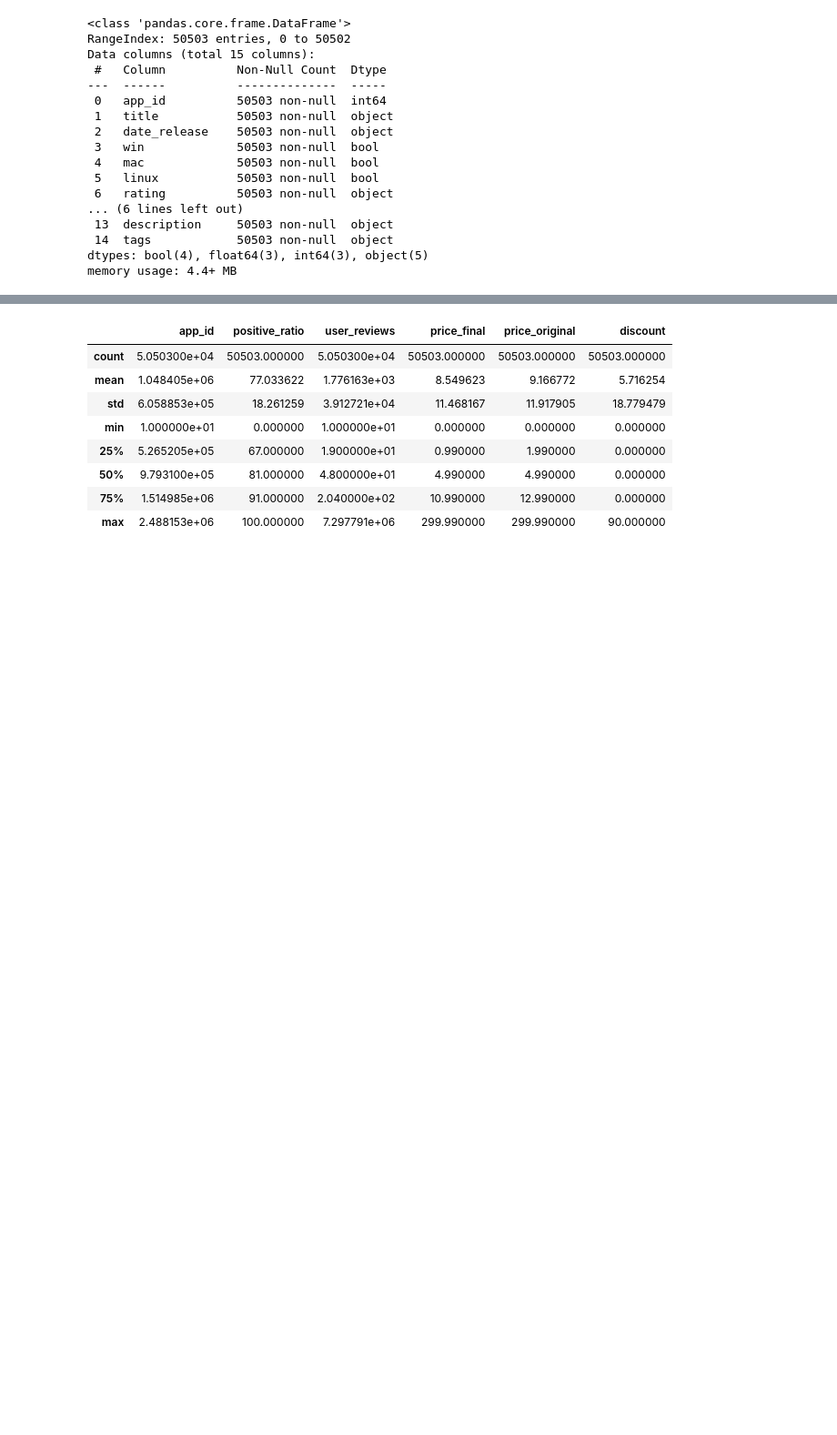
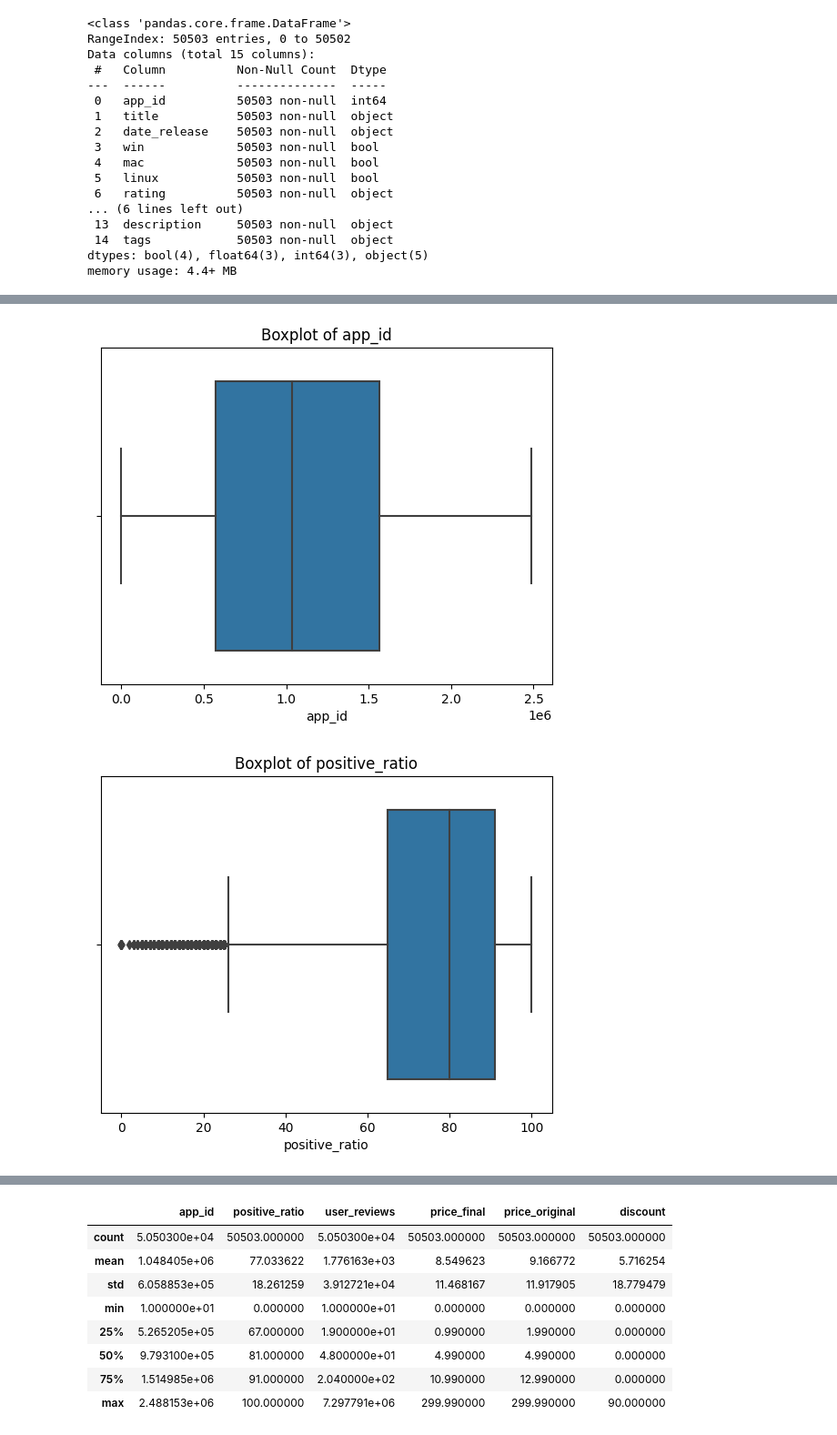
Before and after one commit to kaka5050/MBAN-6110, a Jupyter notebook: Project/sc.ipynb, the cells around one changed output, grey strips where cells are left out. Shown: that part at 91% size. Drawn from its saved outputs; the diff is of its cells as text; code cells hidden in the pictures; blank space fills up the shorter version.

```diff
--- a/Project/sc.ipynb
+++ b/Project/sc.ipynb
@@ -14,5 +14,5 @@ df = pd.read_csv(r"C:\Users\Oscar_On\Downloads\games.csv")
 # %%
-meta = pd.read_json(r"C:\Users\Oscar_On\Downloads\games_metadata.json", lines=True)
+meta = pd.read_json(r"C:\Users\oscar\Documents\games_metadata.json", lines=True)
 # %%
 df.info()
 # %% [output]
@@ -111,0 +128,18 @@ memory usage: 4.4+ MB
+# %%
+df_t1 = df
+
+df_t2 = df
+# %%
+# Step 1: Calculate the first quartile (Q1) and third quartile (Q3) of the column
+Q1 = df_t1['user_reviews'].quantile(0.25)
+Q3 = df_t1['user_reviews'].quantile(0.75)
+
+# Step 2: Calculate the Interquartile Range (IQR)
+IQR = Q3 - Q1
+
+# Step 3: Define the outlier thresholds (1.5 times the IQR)
+lower_threshold = Q1 - 1.5 * IQR
+upper_threshold = Q3 + 1.5 * IQR
+
+# Step 4: Filter the DataFrame to keep only the rows within the defined thresholds
+df_t1 = df_t1[(df_t1['user_reviews'] >= lower_threshold) & (df_t1['user_reviews'] <= upper_threshold)]
@@ -111,0 +158,21 @@ memory usage: 4.4+ MB
+# %%
+df_t1 = df_t1.drop(df_t1[df_t1['price_final'] > 50].index)
+
+df_t1 = df_t1.drop(df_t1[df_t1['price_original'] > 50].index)
+
+
+df_t2 = df_t2.drop(df_t2[df_t2['price_final'] > 50].index)
+
+df_t2 = df_t2.drop(df_t2[df_t2['price_original'] > 50].index)
+# %%
+numerical_columns = df_t1.select_dtypes(include=['int', 'float']).columns
+
+# Create separate boxplots for numerical columns
+for column in numerical_columns:
+    plt.figure()  # Create a new figure for each boxplot
+    sns.boxplot(x=column, data=df_t1)
+    plt.title(f"Boxplot of {column}")  # Set the title for each boxplot
+    plt.show()
+# %% [output]
+[figure, added]
+[figure, added]
```
Also changed, not shown: parts of 48 cells of this notebook.
